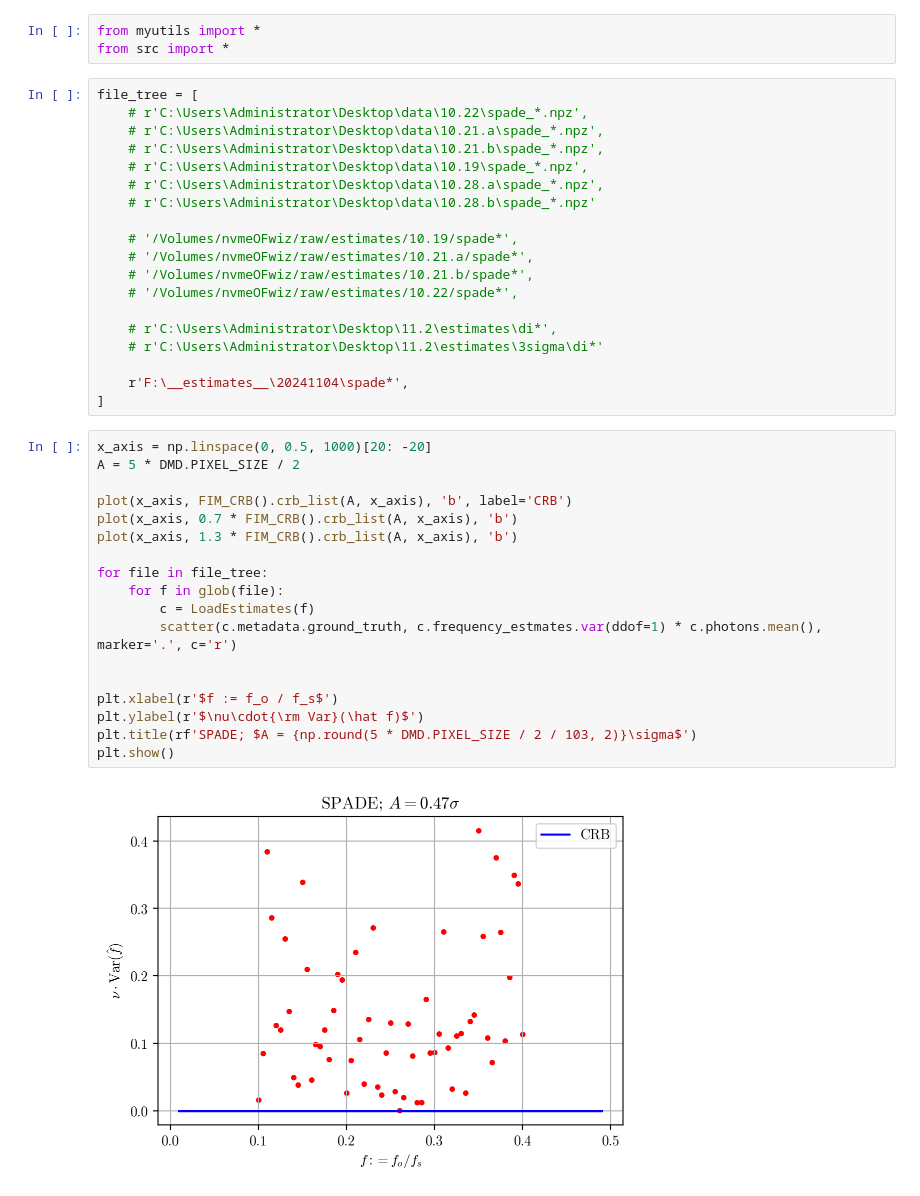
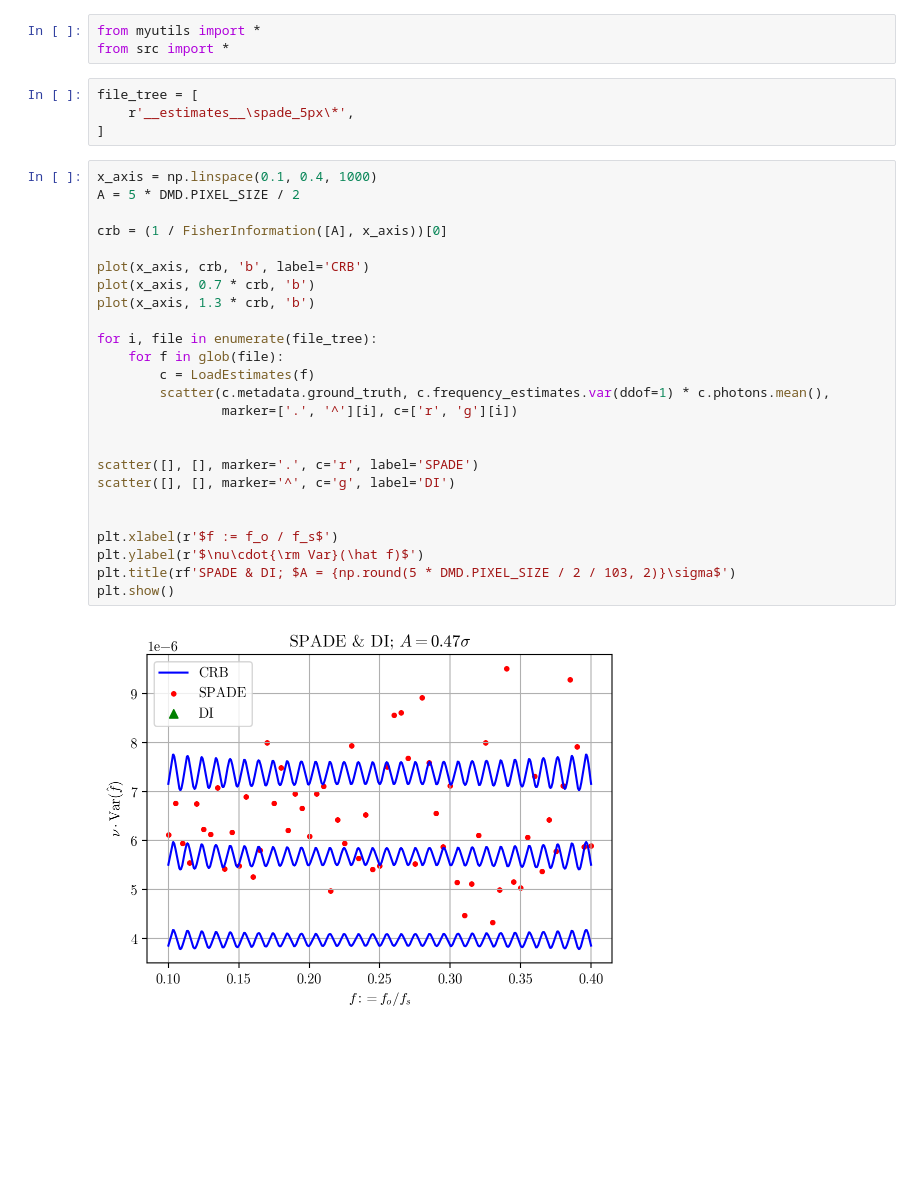
Before and after one commit to huchaoning/freqest-draft, a Jupyter notebook: plot.ipynb, the cells around one changed output. Drawn from its saved outputs; the diff is of its cells as text; blank space fills up the shorter version.

```diff
--- a/plot.ipynb
+++ b/plot.ipynb
@@ -1,43 +1,35 @@
 # %%
 from myutils import *
 from src import *
-# %%
-file_tree = [
-    # r'C:\Users\Administrator\Desktop\data\10.22\spade_*.npz',
-    # r'C:\Users\Administrator\Desktop\data\10.21.a\spade_*.npz',
-    # r'C:\Users\Administrator\Desktop\data\10.21.b\spade_*.npz',
-    # r'C:\Users\Administrator\Desktop\data\10.19\spade_*.npz',
-    # r'C:\Users\Administrator\Desktop\data\10.28.a\spade_*.npz',
-    # r'C:\Users\Administrator\Desktop\data\10.28.b\spade_*.npz'
-
-    # '/Volumes/nvmeOFwiz/raw/estimates/10.19/spade*',
-    # '/Volumes/nvmeOFwiz/raw/estimates/10.21.a/spade*',
-    # '/Volumes/nvmeOFwiz/raw/estimates/10.21.b/spade*',
-    # '/Volumes/nvmeOFwiz/raw/estimates/10.22/spade*',
-
-    # r'C:\Users\Administrator\Desktop\11.2\estimates\di*',
-    # r'C:\Users\Administrator\Desktop\11.2\estimates\3sigma\di*'
-
-    r'F:\__estimates__\20241104\spade*',
-]
+# %%
+file_tree = [
+    r'__estimates__\spade_5px\*',
+]
 # %%
-x_axis = np.linspace(0, 0.5, 1000)[20: -20]
+x_axis = np.linspace(0.1, 0.4, 1000)
 A = 5 * DMD.PIXEL_SIZE / 2
 
-plot(x_axis, FIM_CRB().crb_list(A, x_axis), 'b', label='CRB')
-plot(x_axis, 0.7 * FIM_CRB().crb_list(A, x_axis), 'b')
-plot(x_axis, 1.3 * FIM_CRB().crb_list(A, x_axis), 'b')
+crb = (1 / FisherInformation([A], x_axis))[0]
 
-for file in file_tree:
+plot(x_axis, crb, 'b', label='CRB')
+plot(x_axis, 0.7 * crb, 'b')
+plot(x_axis, 1.3 * crb, 'b')
+
+for i, file in enumerate(file_tree):
     for f in glob(file):
         c = LoadEstimates(f)
-        scatter(c.metadata.ground_truth, c.frequency_estmates.var(ddof=1) * c.photons.mean(), marker='.', c='r')
+        scatter(c.metadata.ground_truth, c.frequency_estimates.var(ddof=1) * c.photons.mean(),
+                marker=['.', '^'][i], c=['r', 'g'][i])
+
+
+scatter([], [], marker='.', c='r', label='SPADE')
+scatter([], [], marker='^', c='g', label='DI')
 
 
 plt.xlabel(r'$f := f_o / f_s$')
 plt.ylabel(r'$\nu\cdot{\rm Var}(\hat f)$')
-plt.title(rf'SPADE; $A = {np.round(5 * DMD.PIXEL_SIZE / 2 / 103, 2)}\sigma$')
+plt.title(rf'SPADE & DI; $A = {np.round(5 * DMD.PIXEL_SIZE / 2 / 103, 2)}\sigma$')
 plt.show()
 # %% [output]
-[figure, old version]
+[figure, new version]
 # %%
```
Also changed, not shown: parts of 4 cells of this notebook, 22 other files.
